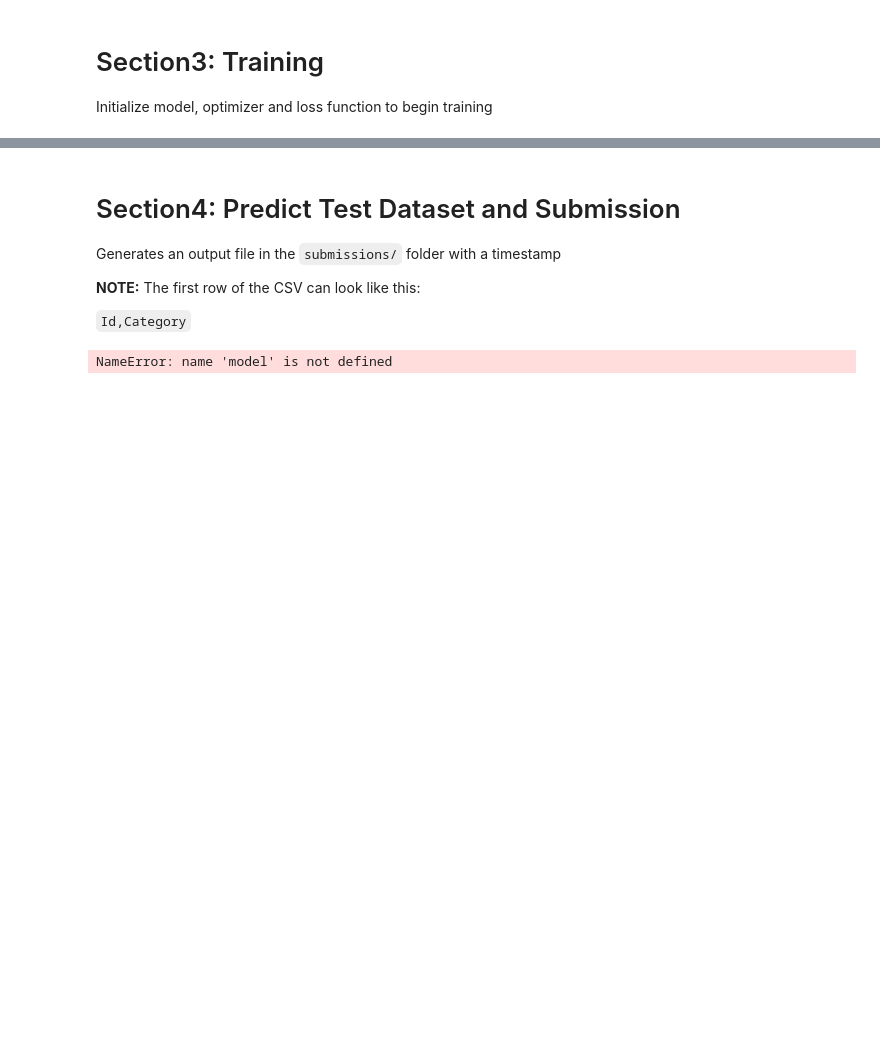
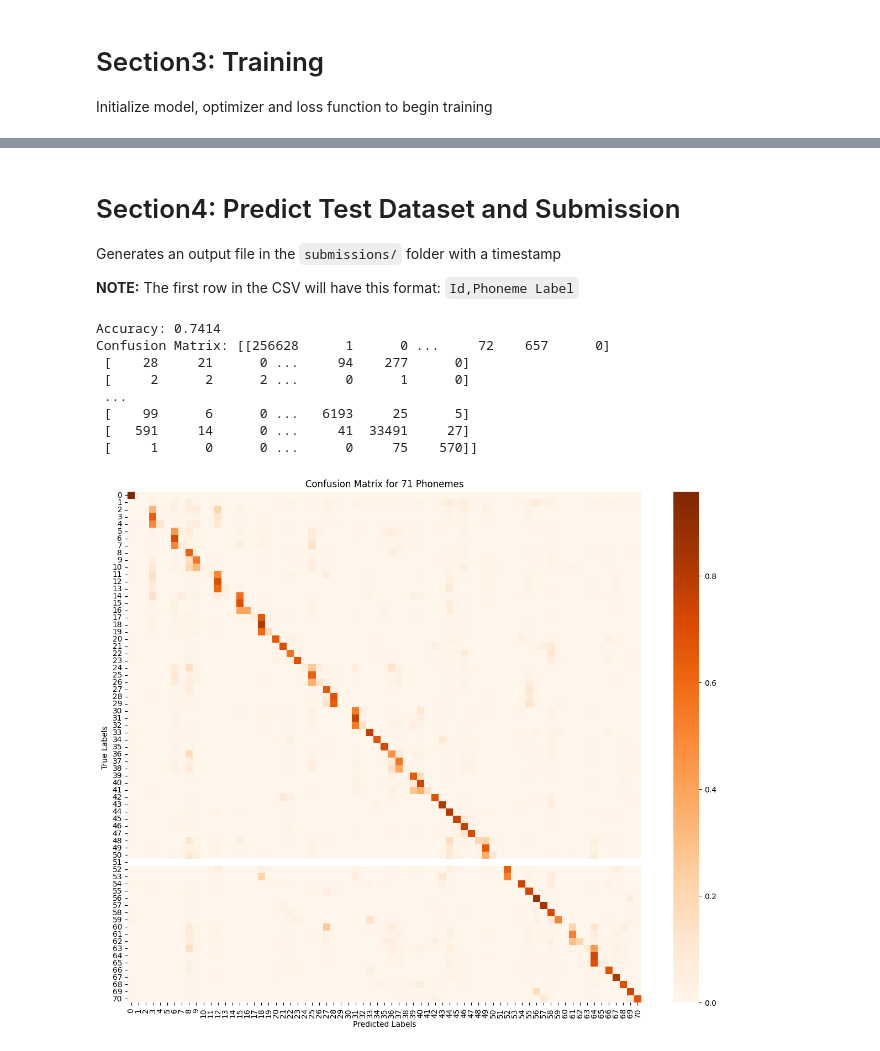
Before and after one commit to diptiaswath/phonemeRecognizer, a Jupyter notebook: notebooks/Phoneme_Recognition.ipynb, the cells around one changed output, grey strips where cells are left out. Saved outputs shown, nothing was run; the diff lists cells and outputs as text; code cells hidden in the pictures; blank space fills up the shorter version.

```diff
--- a/notebooks/Phoneme_Recognition.ipynb
+++ b/notebooks/Phoneme_Recognition.ipynb
@@ -429,19 +401,47 @@ plot_val_accuracy(val_accuracies, num_epochs=7)
 
 Generates an output file in the `submissions/` folder with a timestamp
 
-**NOTE:** The first row of the CSV can look like this:
-
-`Id,Category`
+**NOTE:** The first row in the CSV will have this format: `Id,Phoneme Label`
 # %%
 test_results_csv_path = "/content/drive/My Drive/Colab Notebooks/DeepLearning_Phoneme/data/phoneme_labels_for_test_data.csv"
 preds, true_labels = predict(model, test_dataloader, test_results_csv_path)
 
 # Calculate Prediction accuracy
-from sklearn.metrics import accuracy_score
+from sklearn.metrics import accuracy_score, confusion_matrix
 accuracy = accuracy_score(true_labels, preds)
 print(f"Accuracy: {accuracy:.4f}")
+
+# Create the confusion matrix comparing the true validation labels with the predicted labels
+cm = confusion_matrix(true_labels, preds)
+
+print (f"Confusion Matrix: {cm}")
 # %% [output]
-NameError: name 'model' is not defined
+Accuracy: 0.7414
+Confusion Matrix: [[256628      1      0 ...     72    657      0]
+ [    28     21      0 ...     94    277      0]
+ [     2      2      2 ...      0      1      0]
+ ...
+ [    99      6      0 ...   6193     25      5]
+ [   591     14      0 ...     41  33491     27]
+ [     1      0      0 ...      0     75    570]]
+# %%
+# Visualize Confusion Matrix
+import matplotlib.pyplot as plt
+import seaborn as sns
+import numpy as np
+
+# Normalize the confusion matrix to visualize proportions rather than raw counts
+cm_normalized = cm.astype('float') / cm.sum(axis=1)[:, np.newaxis]
+
+# Create the heatmap
+plt.figure(figsize=(15, 12))  # Adjust figure size for better readability
+sns.heatmap(cm_normalized, annot=False, fmt='.2f', cmap='Oranges', xticklabels=range(71), yticklabels=range(71))
+plt.xlabel('Predicted Labels')
+plt.ylabel('True Labels')
+plt.title('Confusion Matrix for 71 Phonemes')
+plt.show()
+# %% [output]
+[figure, added]
 # %%
 from utils import export_predictions_to_csv
 
```
Also changed, not shown: parts of 8 cells of this notebook.
